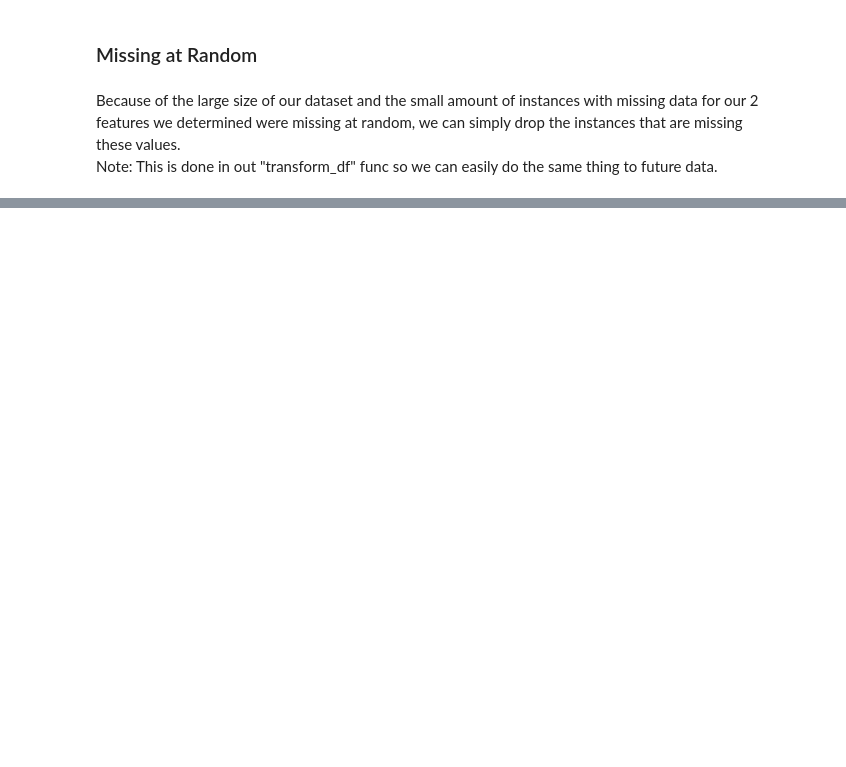
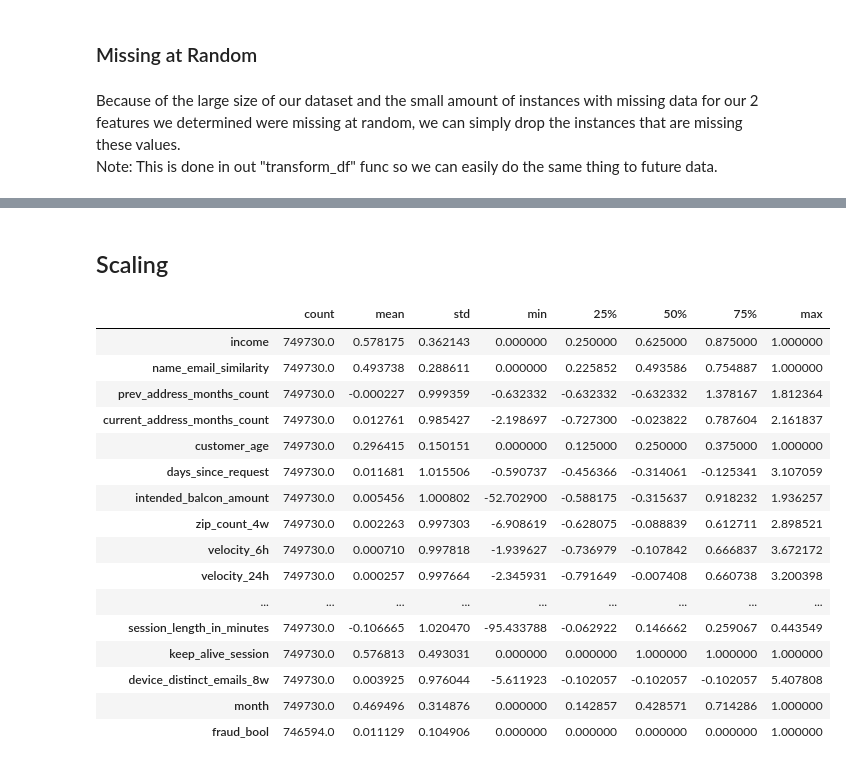
Before and after one commit to steimel60/Steimel_OUDSA5900, a Jupyter notebook: main.ipynb, the cells around one changed output, grey strips where cells are left out. Saved outputs shown, nothing was run; the diff lists cells and outputs as text; code cells hidden in the pictures; blank space fills up the shorter version.

```diff
--- a/main.ipynb
+++ b/main.ipynb
@@ -341,0 +399,22 @@ df_transformed
+# %% [markdown]
+## Scaling
+# %%
+df_transformed.describe().T
+# %% [output]
+|  | count | mean | std | min | 25% | 50% | 75% | max |
+| income | 749730.0 | 0.578175 | 0.362143 | 0.000000 | 0.250000 | 0.625000 | 0.875000 | 1.000000 |
+| name_email_similarity | 749730.0 | 0.493738 | 0.288611 | 0.000000 | 0.225852 | 0.493586 | 0.754887 | 1.000000 |
+| prev_address_months_count | 749730.0 | -0.000227 | 0.999359 | -0.632332 | -0.632332 | -0.632332 | 1.378167 | 1.812364 |
+| current_address_months_count | 749730.0 | 0.012761 | 0.985427 | -2.198697 | -0.727300 | -0.023822 | 0.787604 | 2.161837 |
+| customer_age | 749730.0 | 0.296415 | 0.150151 | 0.000000 | 0.125000 | 0.250000 | 0.375000 | 1.000000 |
+| days_since_request | 749730.0 | 0.011681 | 1.015506 | -0.590737 | -0.456366 | -0.314061 | -0.125341 | 3.107059 |
+| intended_balcon_amount | 749730.0 | 0.005456 | 1.000802 | -52.702900 | -0.588175 | -0.315637 | 0.918232 | 1.936257 |
+| zip_count_4w | 749730.0 | 0.002263 | 0.997303 | -6.908619 | -0.628075 | -0.088839 | 0.612711 | 2.898521 |
+| velocity_6h | 749730.0 | 0.000710 | 0.997818 | -1.939627 | -0.736979 | -0.107842 | 0.666837 | 3.672172 |
+| velocity_24h | 749730.0 | 0.000257 | 0.997664 | -2.345931 | -0.791649 | -0.007408 | 0.660738 | 3.200398 |
+| ... | ... | ... | ... | ... | ... | ... | ... | ... |
+| session_length_in_minutes | 749730.0 | -0.106665 | 1.020470 | -95.433788 | -0.062922 | 0.146662 | 0.259067 | 0.443549 |
+| keep_alive_session | 749730.0 | 0.576813 | 0.493031 | 0.000000 | 0.000000 | 1.000000 | 1.000000 | 1.000000 |
+| device_distinct_emails_8w | 749730.0 | 0.003925 | 0.976044 | -5.611923 | -0.102057 | -0.102057 | -0.102057 | 5.407808 |
+| month | 749730.0 | 0.469496 | 0.314876 | 0.000000 | 0.142857 | 0.428571 | 0.714286 | 1.000000 |
+| fraud_bool | 746594.0 | 0.011129 | 0.104906 | 0.000000 | 0.000000 | 0.000000 | 0.000000 | 1.000000 |
```
Also changed, not shown: parts of 10 cells of this notebook, 1 other file.
